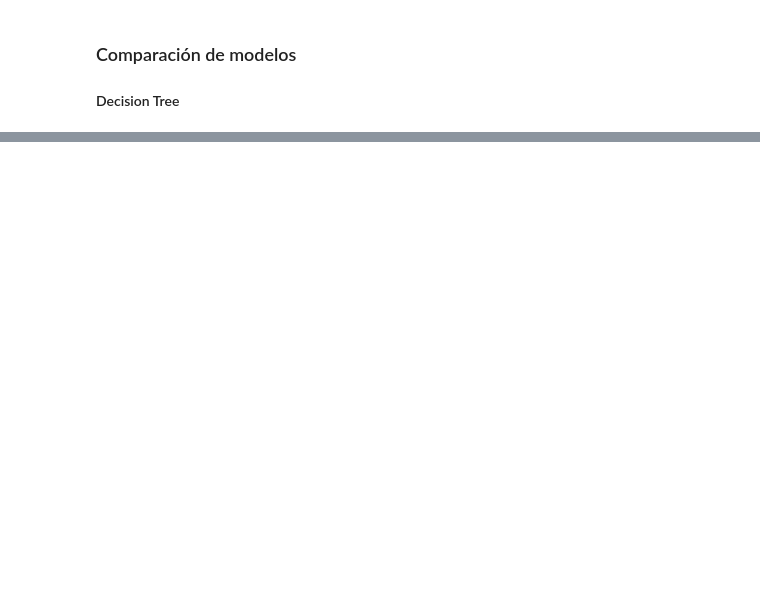
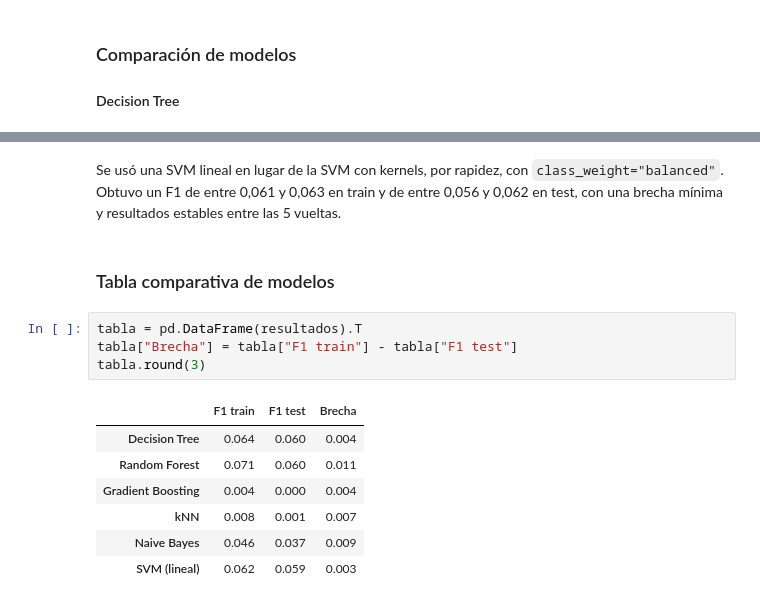
Before and after one commit to CarlosScura/Operacion-Olist, a Jupyter notebook: operacion_olist.ipynb, the cells around one changed output, grey strips where cells are left out. Saved outputs shown, nothing was run; the diff lists cells and outputs as text; blank space fills up the shorter version.

```diff
--- a/operacion_olist.ipynb
+++ b/operacion_olist.ipynb
@@ -399,0 +551,16 @@ Para comparar los modelos se usara el F1 de la clase "volvió", porque combina P
+# %% [markdown]
+Se usó una SVM lineal en lugar de la SVM con kernels, por rapidez, con `class_weight="balanced"`. Obtuvo un F1 de entre 0,061 y 0,063 en train y de entre 0,056 y 0,062 en test, con una brecha mínima y resultados estables entre las 5 vueltas.
+# %% [markdown]
+### Tabla comparativa de modelos
+# %%
+tabla = pd.DataFrame(resultados).T
+tabla["Brecha"] = tabla["F1 train"] - tabla["F1 test"]
+tabla.round(3)
+# %% [output]
+|  | F1 train | F1 test | Brecha |
+| Decision Tree | 0.064 | 0.060 | 0.004 |
+| Random Forest | 0.071 | 0.060 | 0.011 |
+| Gradient Boosting | 0.004 | 0.000 | 0.004 |
+| kNN | 0.008 | 0.001 | 0.007 |
+| Naive Bayes | 0.046 | 0.037 | 0.009 |
+| SVM (lineal) | 0.062 | 0.059 | 0.003 |
```
Also changed, not shown: parts of 33 cells of this notebook.
